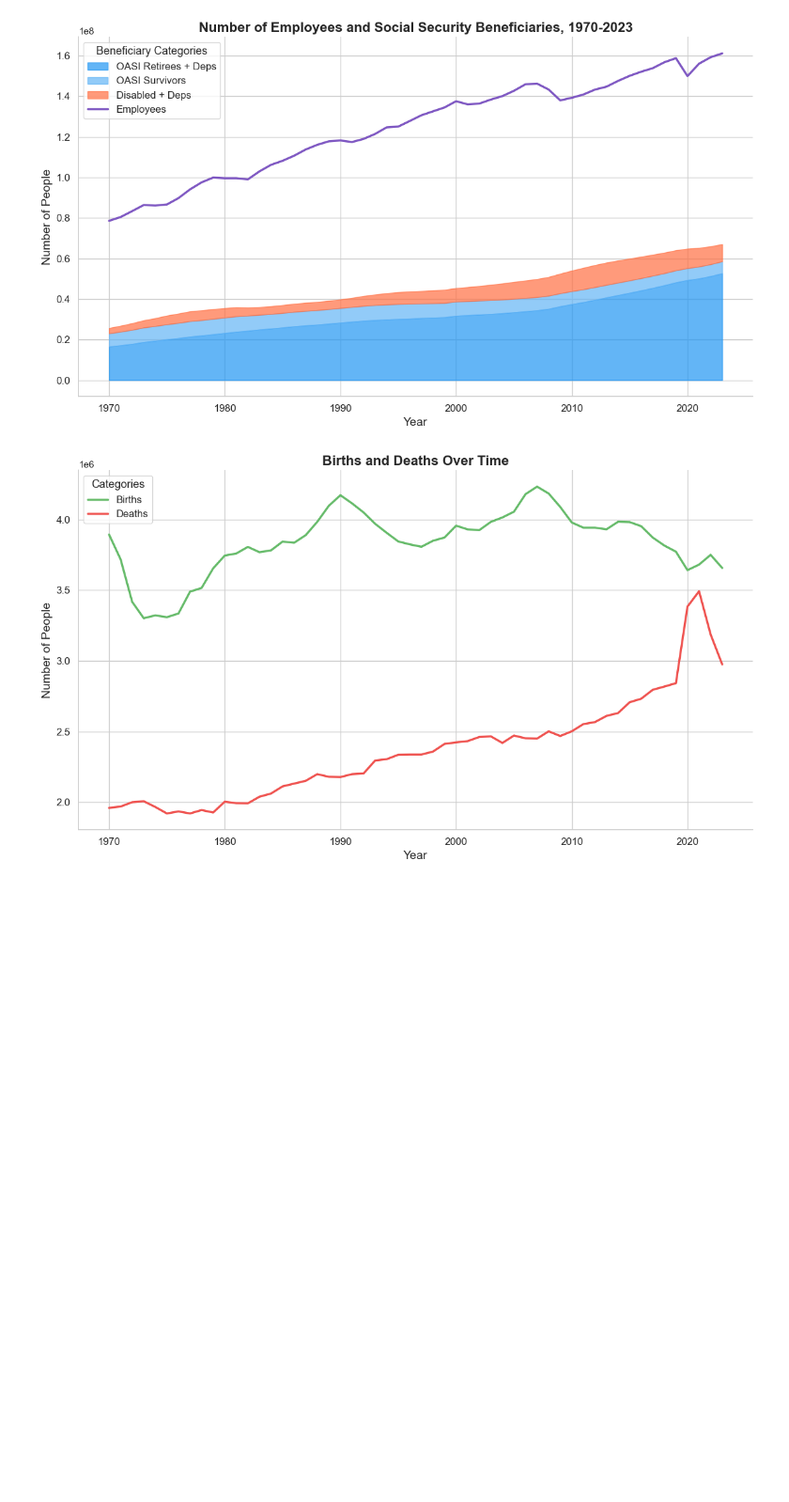
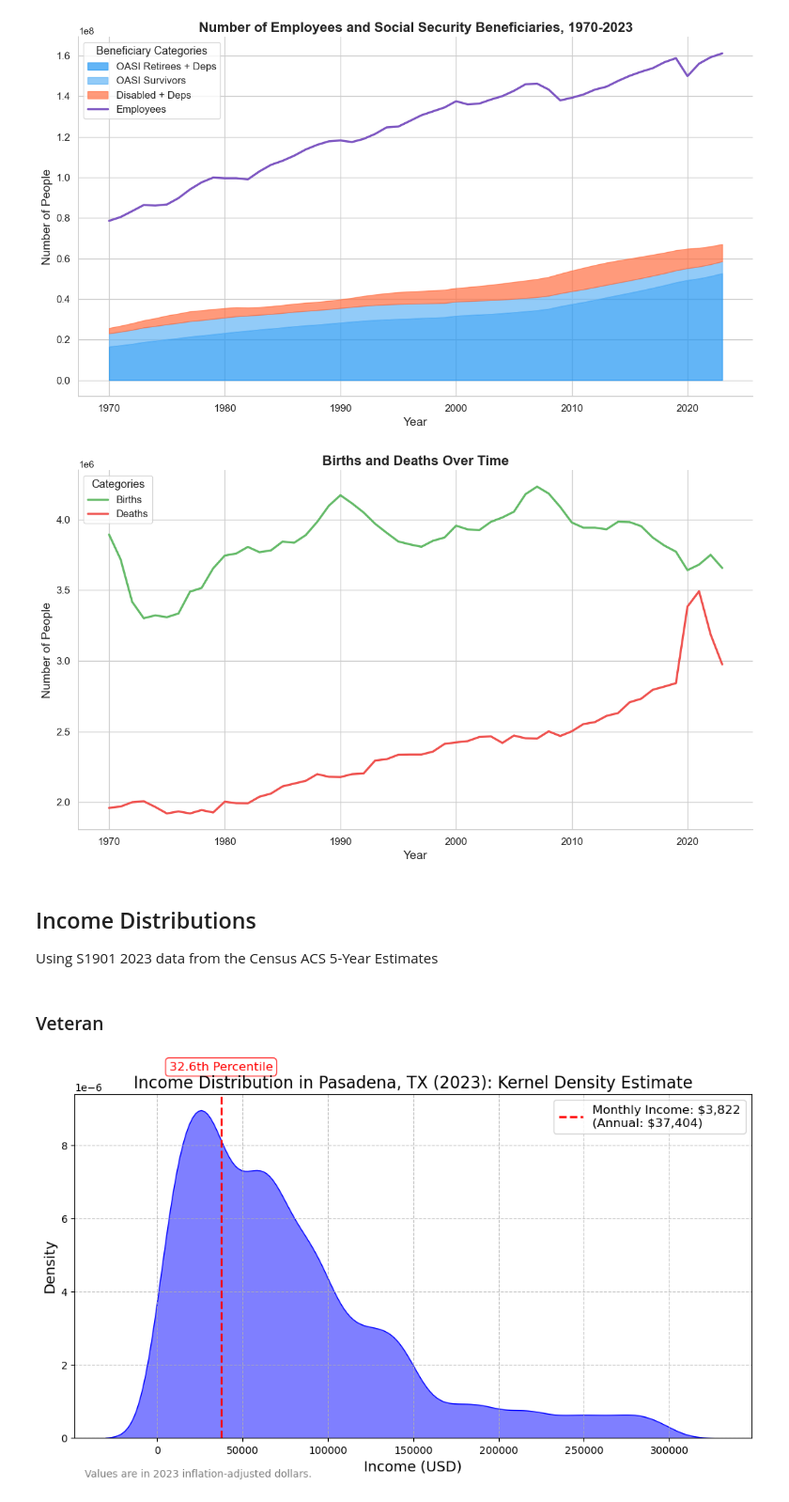
Before and after one commit to cornelldatajournal/Social_Security, a Jupyter notebook: workspace/Elliott/EDA.ipynb, the cells around one changed output. Shown: that part at 94% size. Cells and saved outputs as stored; diff of their text form; code cells hidden in the pictures; blank space fills up the shorter version.

Commit message:
Income distribution figures

```diff
--- a/workspace/Elliott/EDA.ipynb
+++ b/workspace/Elliott/EDA.ipynb
@@ -108,3 +108,78 @@ plt.tight_layout()
 plt.show()
 # %% [output]
 [figure]
+# %% [markdown]
+## Income Distributions
+
+Using S1901 2023 data from the Census ACS 5-Year Estimates
+# %% [markdown]
+### Veteran
+# %%
+import numpy as np
+import matplotlib.pyplot as plt
+import seaborn as sns
+
+# Define income ranges and percentages
+income_ranges = [
+    (0, 10000),        # Less than $10,000
+    (10000, 14999),    # $10,000 to $14,999
+    (15000, 24999),    # $15,000 to $24,999
+    (25000, 34999),    # $25,000 to $34,999
+    (35000, 49999),    # $35,000 to $49,999
+    (50000, 74999),    # $50,000 to $74,999
+    (75000, 99999),    # $75,000 to $99,999
+    (100000, 149999),  # $100,000 to $149,999
+    (150000, 199999),  # $150,000 to $199,999
+    (200000, 300000)   # $200,000 or more (capped at $300,000)
+]
+percentages = [6.2, 5.8, 8.0, 11.1, 9.6, 19.2, 13.6, 15.4, 4.7, 6.5]
+
+# Generate synthetic income data
+np.random.seed(123)  # For reproducibility
+n = 10000  # Number of data points to simulate
+income_data = []
+
+for i, (low, high) in enumerate(income_ranges):
+    size = int(n * percentages[i] / 100)
+    income_data.extend(np.random.uniform(low, high, size))
+
+income_data = np.array(income_data)
+
+# Calculate annual income for $3,117 per month
+target_income = 3117 * 12  # Annual income
+
+# Calculate percentile of target income
+percentile = np.mean(income_data <= target_income) * 100
+
+# Plot the KDE
+plt.figure(figsize=(10, 6))
+sns.kdeplot(income_data, fill=True, color="blue", alpha=0.5)
+plt.axvline(target_income, color="red", linestyle="--", linewidth=2, label=f"Monthly Income: $3,822\n(Annual: ${target_income:,.0f})")
+plt.title("Income Distribution in Pasadena, TX (2023): Kernel Density Estimate", fontsize=16)
+plt.xlabel("Income (USD)", fontsize=14)
+plt.ylabel("Density", fontsize=14)
+plt.grid(True, linestyle="--", alpha=0.7)
+
+# Add text for percentile
+plt.text(
+    target_income, 0.00001,
+    f"{percentile:.1f}th Percentile",
+    color="red", fontsize=12, ha="center", va="bottom",
+    bbox=dict(boxstyle="round,pad=0.3", edgecolor="red", facecolor="white", alpha=0.8)
+)
+
+# Add footnote
+plt.annotate(
+    "Values are in 2023 inflation-adjusted dollars.",
+    xy=(0, 0), xycoords='axes fraction',
+    fontsize=10, ha='left', va='top', color='gray',
+    xytext=(10, -30), textcoords='offset points'
+)
+
+# Add legend
+plt.legend(fontsize=12, loc="upper right")
+
+plt.tight_layout()
+plt.show()
+# %% [output]
+[figure, added]
```
Also changed, not shown: parts of 4 cells of this notebook, 5 other files.
